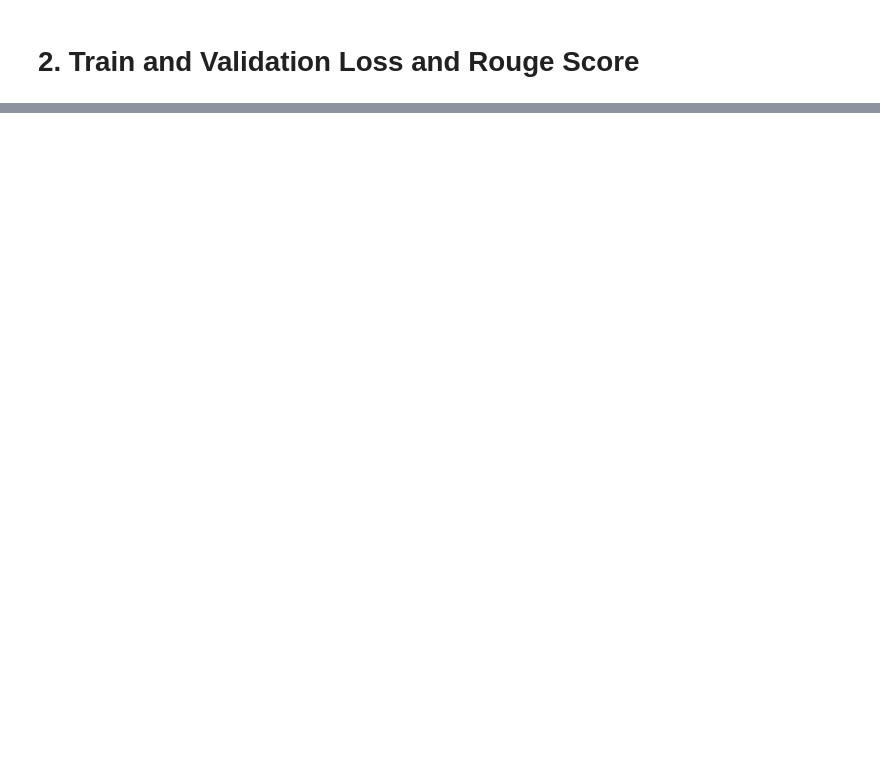
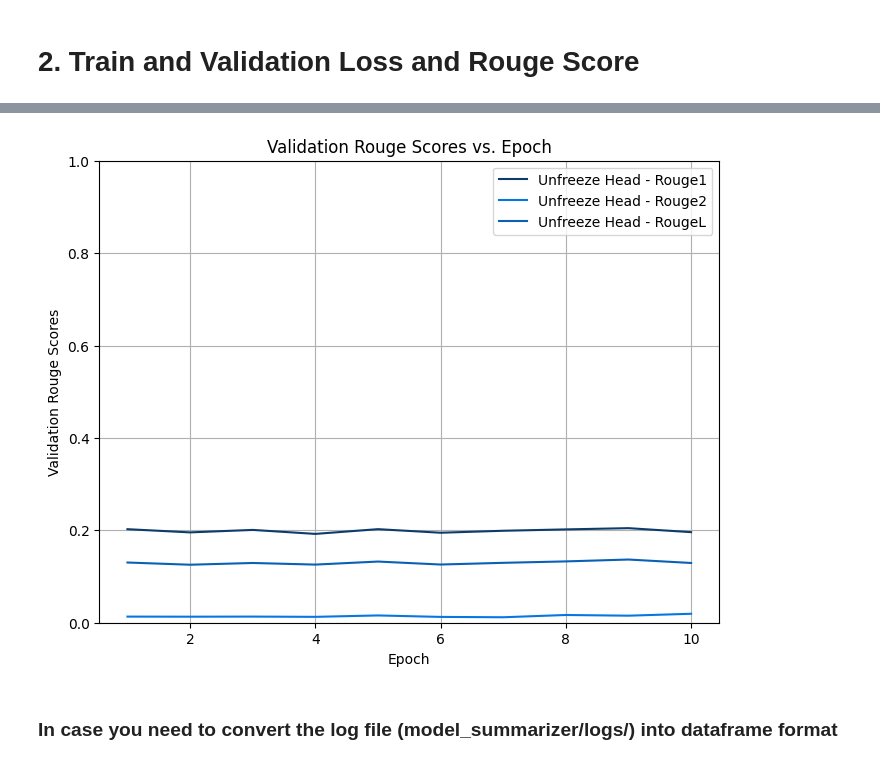
Before and after one commit to ClaudiaYao/PDF_conversion, a Jupyter notebook: model_summarizer/model_evaluation.ipynb, the cells around one changed output, grey strips where cells are left out. Drawn from its saved outputs; the diff is of its cells as text; code cells hidden in the pictures; blank space fills up the shorter version.

```diff
--- a/model_summarizer/model_evaluation.ipynb
+++ b/model_summarizer/model_evaluation.ipynb
@@ -56,0 +97,3 @@ plt.show()
+# %%
+val_rouge.columns = ['epoch', 'rouge1', 'rouge2', 'rougeL']
+val_rouge
@@ -56,0 +112,19 @@ plt.show()
+# %%
+plt.figure(figsize=(8,6))
+# plt.plot(np.arange(1, log_rouge.shape[0]+1), log_rouge['rouge1'])
+# plt.plot(np.arange(1, log_rouge.shape[0]+1), log_rouge['rouge2'])
+# plt.plot(np.arange(1, log_rouge.shape[0]+1), log_rouge['rougeL'])
+plt.plot(np.arange(1, val_rouge.shape[0]+1), val_rouge['rouge1'], color = "#0D3B6A")
+plt.plot(np.arange(1, val_rouge.shape[0]+1), val_rouge['rouge2'], color = "#0776E5")
+plt.plot(np.arange(1, val_rouge.shape[0]+1), val_rouge['rougeL'], color= "#0960B6")
+plt.ylabel('Validation Rouge Scores')
+plt.xlabel('Epoch')
+plt.grid(True)
+plt.ylim((0, 1))
+plt.legend(["Unfreeze Head - Rouge1", "Unfreeze Head - Rouge2", "Unfreeze Head - RougeL"], loc ="upper right")
+plt.title('Validation Rouge Scores vs. Epoch')
+plt.show()
+# %% [output]
+[figure, added]
+# %% [markdown]
+### In case you need to convert the log file (model_summarizer/logs/) into dataframe format
```
Also changed, not shown: parts of 10 cells of this notebook.
